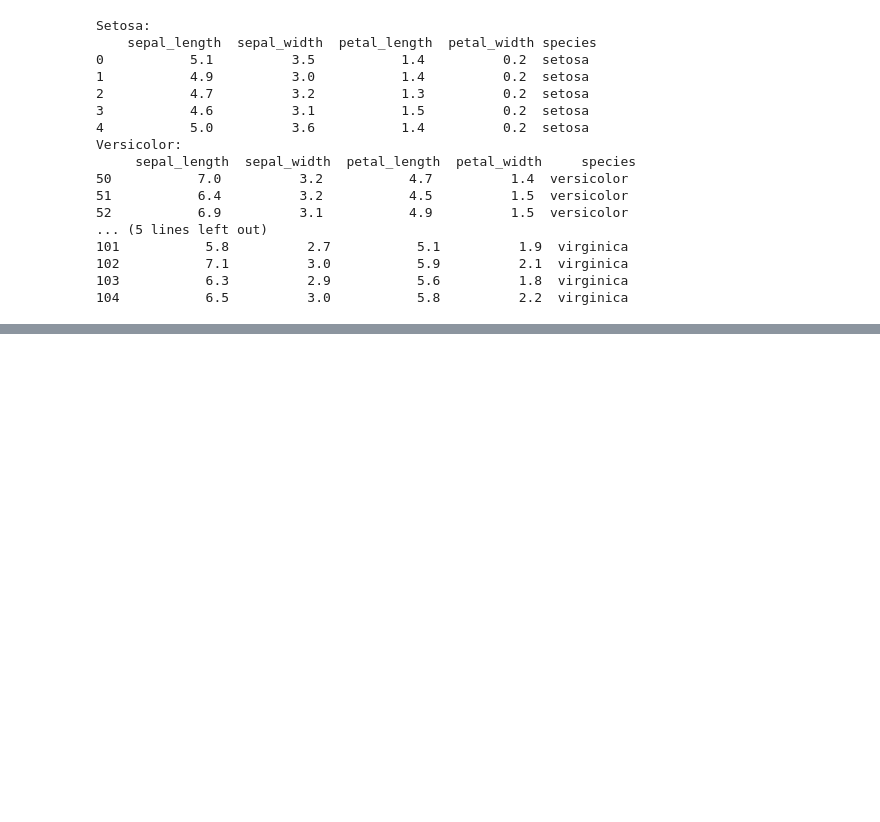
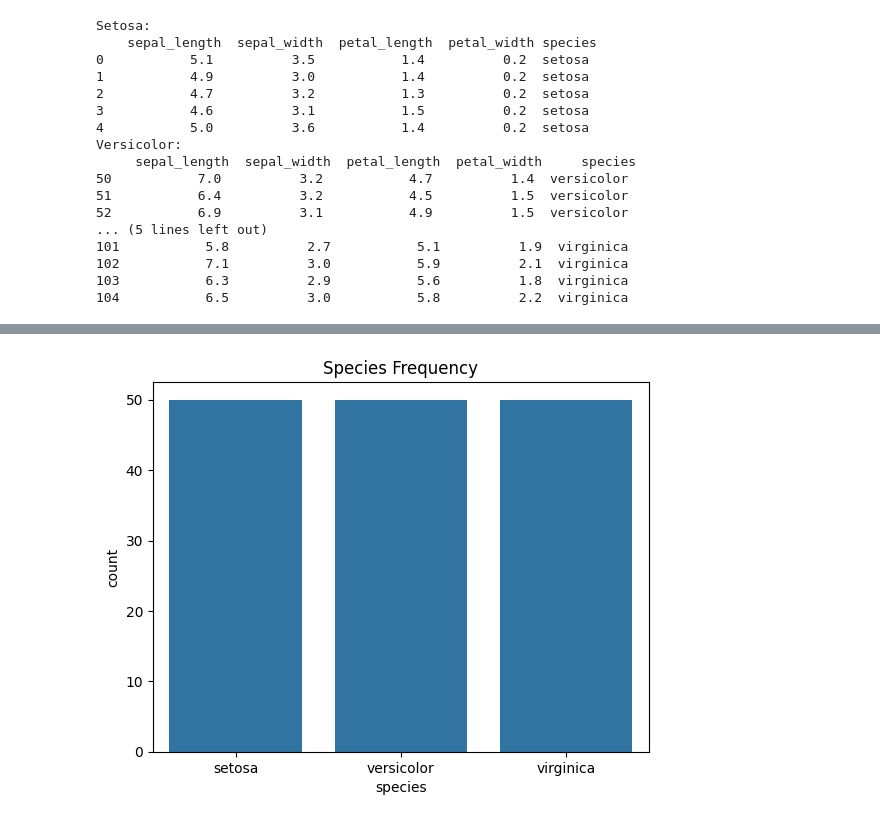
Before and after one commit to V4T5AV/ML, a Jupyter notebook: ML.ipynb, the cells around one changed output, grey strips where cells are left out. Saved outputs shown, nothing was run; the diff lists cells and outputs as text; code cells hidden in the pictures; blank space fills up the shorter version.

```diff
--- a/ML.ipynb
+++ b/ML.ipynb
@@ -143,0 +204,10 @@ Versicolor:
+# %%
+#9
+import seaborn as sns
+import pandas as pd
+df = pd.read_csv('https://raw.githubusercontent.com/uiuc-cse/data-fa14/gh-pages/data/iris.csv')
+sns.countplot(x='species', data=df)
+plt.title('Species Frequency')
+plt.show()
+# %% [output]
+[figure, added]
```
Also changed, not shown: parts of 12 cells of this notebook.
